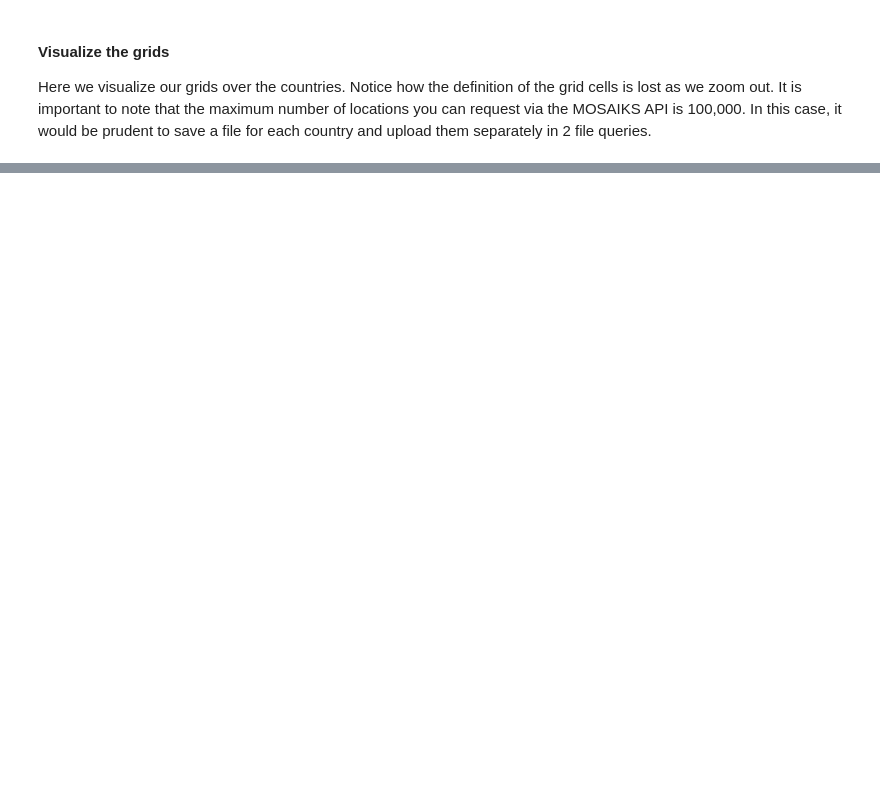
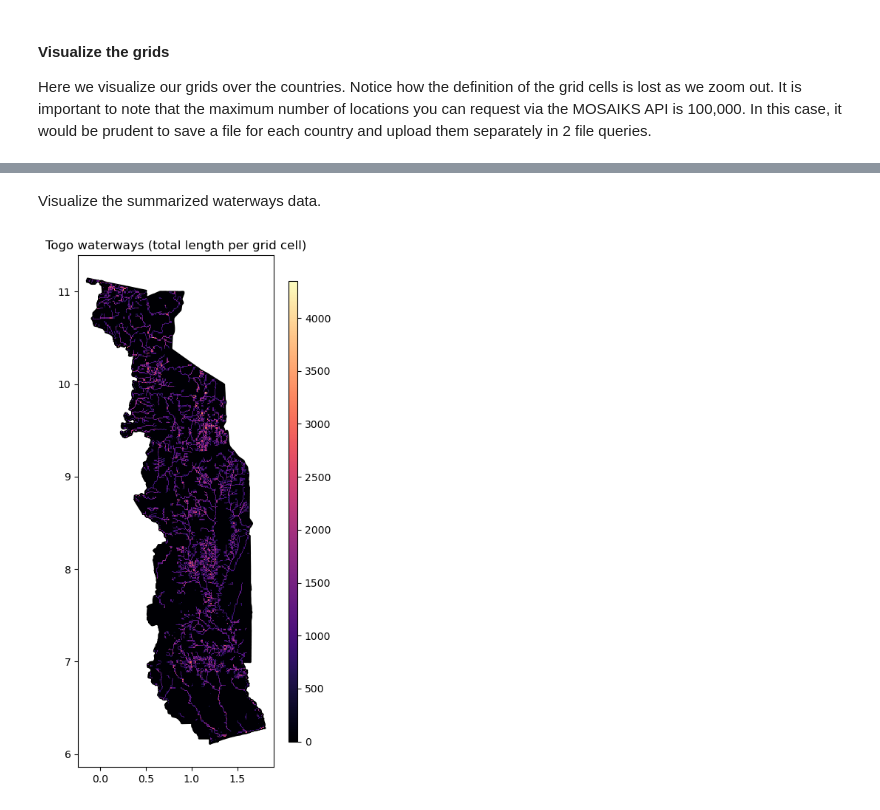
Before and after one commit to fless-lab/MOSAIKS-Training-Manual-French-Version, a Jupyter notebook: notebooks/demo/02-label-data_demo.ipynb, the cells around one changed output, grey strips where cells are left out. Cells and saved outputs as stored; diff of their text form; code cells hidden in the pictures; blank space fills up the shorter version.

```diff
--- a/notebooks/demo/02-label-data_demo.ipynb
+++ b/notebooks/demo/02-label-data_demo.ipynb
@@ -767,0 +794,25 @@ extracted_vals.plot(column="mean", legend=True, figsize=(10, 10), cmap="YlGn")
+# %% [markdown]
+Visualize the summarized waterways data.
+# %%
+fig, ax = plt.subplots(figsize=(5, 9))
+
+togo_gdf.plot(
+    ax=ax,
+    color="none",
+    edgecolor="black",
+    linewidth=2,
+)
+
+waterway_length_grid.plot(
+    ax=ax,
+    column="total_waterway_length",
+    legend=True,
+    cmap="magma",
+    legend_kwds={"shrink": 0.9, "aspect": 50},
+)
+
+plt.title("Togo waterways (total length per grid cell)")
+
+plt.show()
+# %% [output]
+[figure, added]
```
Also changed, not shown: parts of 72 cells of this notebook, 2 other files.
